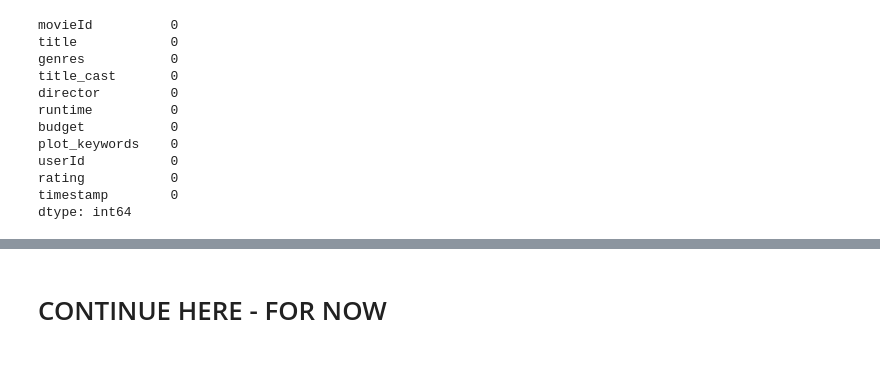
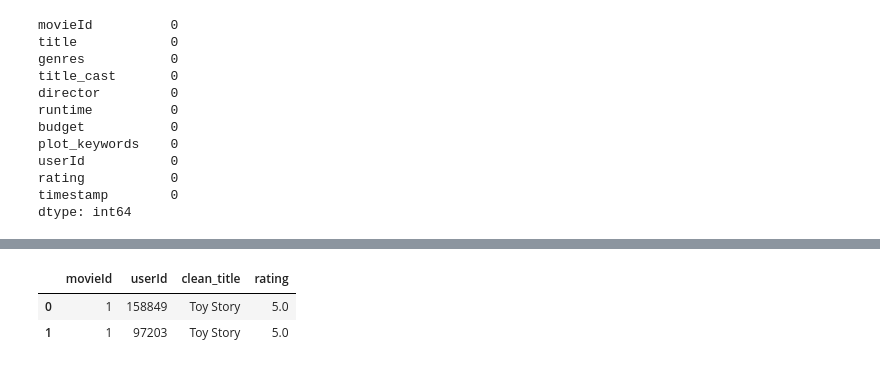
Before and after one commit to MrSathekge/Unsupervised-Learning-Sprint-2207FTDS-Team-JM5, a Jupyter notebook: uml-team-jm5.ipynb, the cells around one changed output, grey strips where cells are left out. Saved outputs shown, nothing was run; the diff lists cells and outputs as text; code cells hidden in the pictures.

```diff
--- a/uml-team-jm5.ipynb
+++ b/uml-team-jm5.ipynb
@@ -491,2 +830,0 @@ content_df.head(2)
-# %% [markdown]
-# CONTINUE HERE - FOR NOW
@@ -506,0 +831,8 @@ print(selected_features)
+# %%
+collab_df = pd.DataFrame(temp_df[['movieId', 'userId', 'clean_title','rating']],columns=['movieId', 'userId', 'clean_title','rating'])
+# %%
+collab_df.head(2)
+# %% [output]
+|  | movieId | userId | clean_title | rating |
+| 0 | 1 | 158849 | Toy Story | 5.0 |
+| 1 | 1 | 97203 | Toy Story | 5.0 |
```
Also changed, not shown: parts of 58 cells of this notebook.
